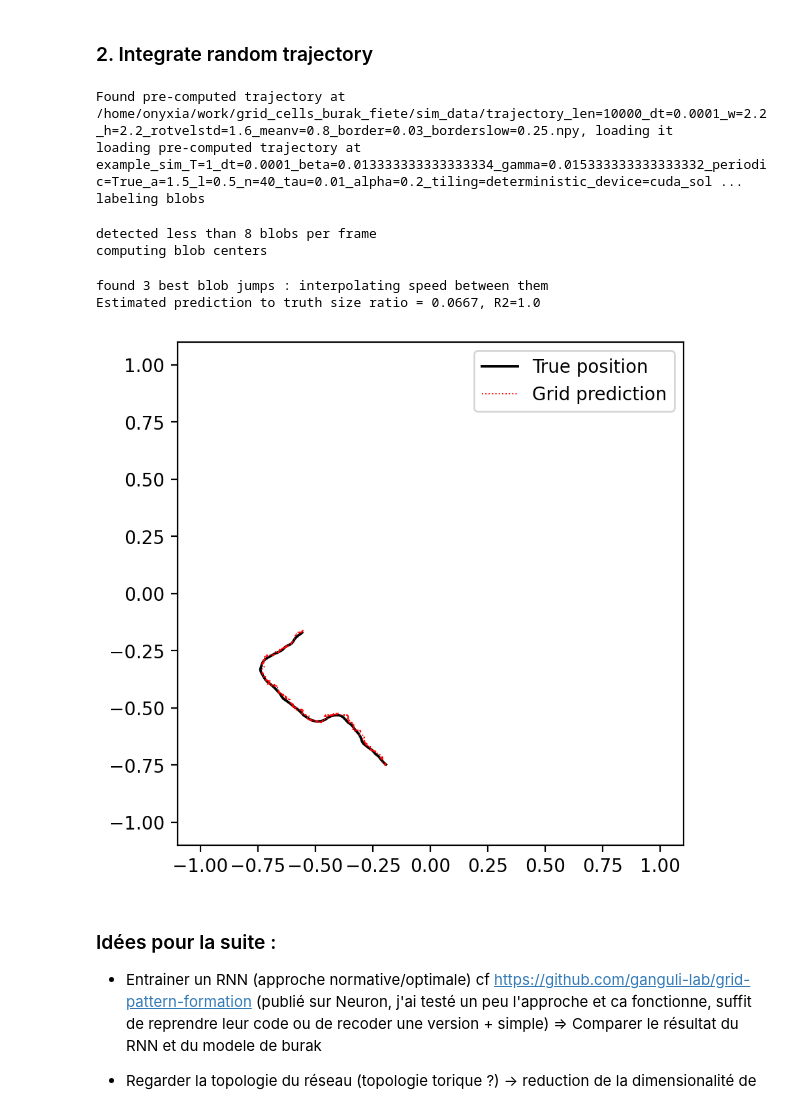
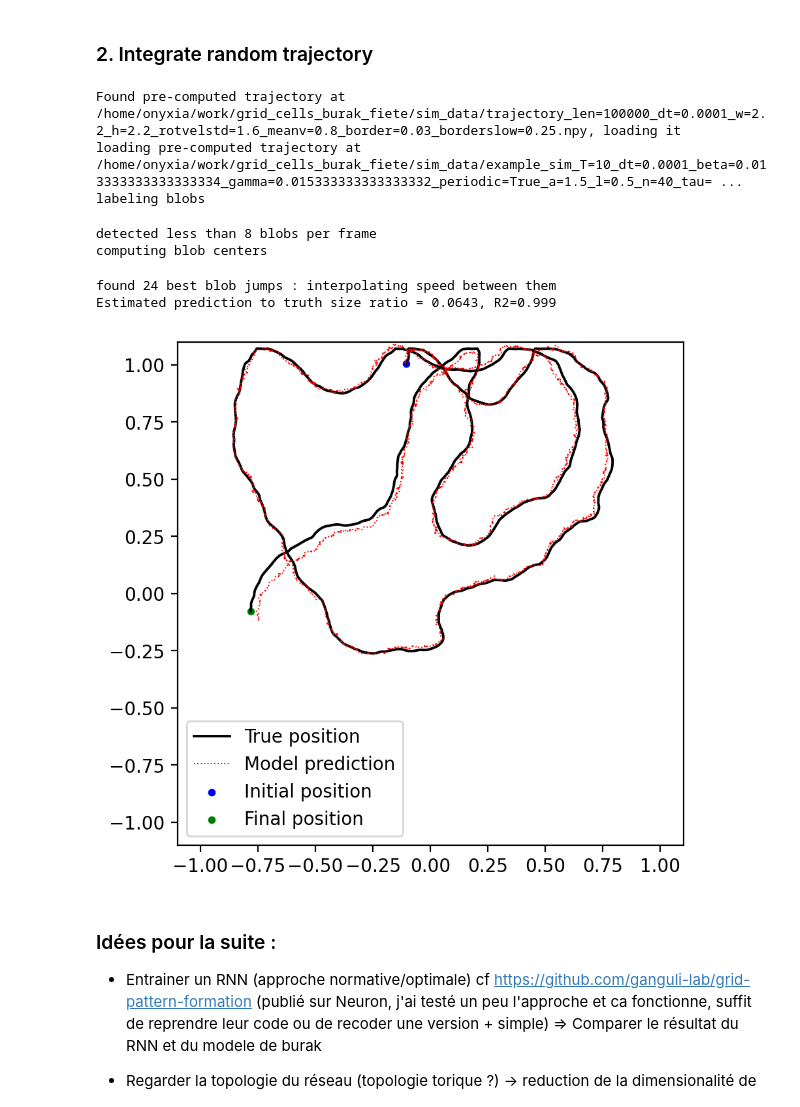
Before and after one commit to gregoireyasmine/grid_cells_burak_fiete, a Jupyter notebook: evaluate_grid.ipynb, the cells around one changed output. Drawn from its saved outputs; the diff is of its cells as text; code cells hidden in the pictures.

```diff
--- a/evaluate_grid.ipynb
+++ b/evaluate_grid.ipynb
@@ -36,55 +34,37 @@ _ = plotting.network_presentation(grid)
 # %%
 # generate a trajectory
 box_width = box_height = 2.2 # m
-T = 1 # s
+T = 10 # s
 dt = grid.options.dt
 seq_len = int(T/dt)
-
 
 trajectory = generate_trajectory(box_width, box_height, seq_len, load=True, save=True, batch_size = 1, silent=False)
 
 torch.cuda.empty_cache()
-
 pos = np.stack([trajectory['target_x'].squeeze(), trajectory['target_y'].squeeze()], 1)
-
 v_inputs = np.diff(pos, axis=0)/dt
 
 fname = f"example_sim_T={T}_dt={dt}_{grid.grid_id}.pth"
-
-
-load = True # set to false to restart a new sim from scratch
-
-if os.path.exists(sim_path + fname):
-    print(f"loading pre-computed trajectory at {fname}")
-    S= torch.load(sim_path + fname, weights_only = True)
-else:
-    grid.save_sim = True
-    S = grid.simulate(v_inputs, sim_id = fname, silent=False)
-
+grid.save_sim = True
+S = grid.simulate(v_inputs, sim_id = fname, silent=False, load=True) # set load = false to restart a new sim from scratch
 
 # downsample if needed for faster analysis
-new_dt = 1E-4
+new_dt = 1E-3
 S = utils.downsample(S, new_dt=new_dt, old_dt = dt)
 pos = utils.downsample(pos, new_dt=new_dt, old_dt = dt)
 
 pos_pred, prop_factor, r2 = analysis.model_prediction(S, pos, verb = True)
 
-fig, ax = plt.subplots(figsize=(5, 5), dpi = 200)
-kw = {'c': 'black', 'ls': '-', 'lw':1.4, 'label':'True position'}
-ax = plotting.plot_trajectory(*pos.T, box_width = box_width, box_height = box_height,ax=ax, show=False, plot_kwargs=kw)
-kw = {'c': 'red', 'ls': ':', 'lw':0.7, 'label':'Grid prediction'}
-ax = plotting.plot_trajectory(*pos_pred.T, box_width = box_width, box_height = box_height,ax=ax, show=False, plot_kwargs=kw)
-plt.legend()
-plt.show()
+plotting.compare_model_prediction(pos_pred, pos, box_width = box_width, box_height = box_height)
 # %% [output]
-Found pre-computed trajectory at /home/onyxia/work/grid_cells_burak_fiete/sim_data/trajectory_len=10000_dt=0.0001_w=2.2_h=2.2_rotvelstd=1.6_meanv=0.8_border=0.03_borderslow=0.25.npy, loading it
-loading pre-computed trajectory at example_sim_T=1_dt=0.0001_beta=0.013333333333333334_gamma=0.015333333333333332_periodic=True_a=1.5_l=0.5_n=40_tau=0.01_alpha=0.2_tiling=deterministic_device=cuda_sol ...
+Found pre-computed trajectory at /home/onyxia/work/grid_cells_burak_fiete/sim_data/trajectory_len=100000_dt=0.0001_w=2.2_h=2.2_rotvelstd=1.6_meanv=0.8_border=0.03_borderslow=0.25.npy, loading it
+loading pre-computed trajectory at /home/onyxia/work/grid_cells_burak_fiete/sim_data/example_sim_T=10_dt=0.0001_beta=0.013333333333333334_gamma=0.015333333333333332_periodic=True_a=1.5_l=0.5_n=40_tau= ...
 labeling blobs
 detected less than 8 blobs per frame
 computing blob centers
-found 3 best blob jumps : interpolating speed between them
-Estimated prediction to truth size ratio = 0.0667, R2=1.0
+found 24 best blob jumps : interpolating speed between them
+Estimated prediction to truth size ratio = 0.0643, R2=0.999
-[figure, old version]
+[figure, new version]
 # %% [markdown]
 ### Idées pour la suite :
 
```
Also changed, not shown: parts of 7 cells of this notebook, 3 other files.
